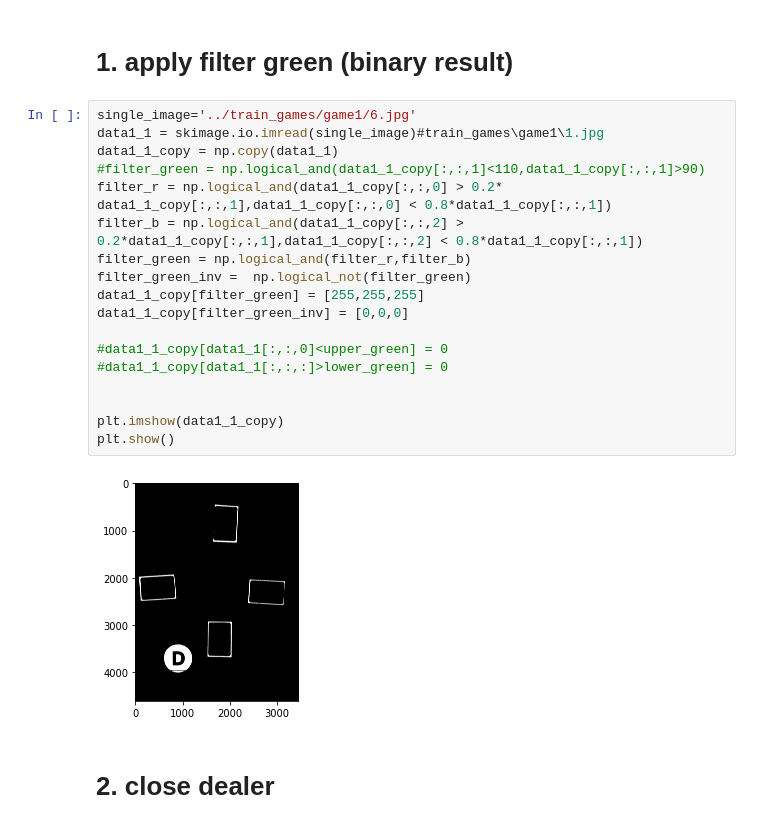
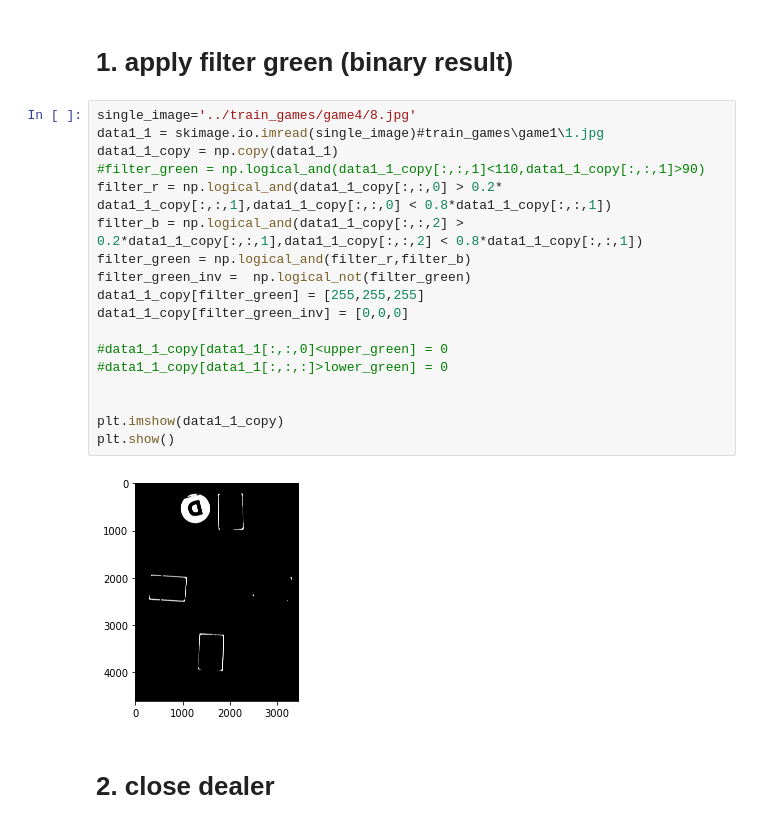
Before and after one commit to yy-suisse/Image_analysis_project, a Jupyter notebook: yuan/try_extract_card.ipynb, the cells around one changed output. Saved outputs shown, nothing was run; the diff lists cells and outputs as text.

```diff
--- a/yuan/try_extract_card.ipynb
+++ b/yuan/try_extract_card.ipynb
@@ -86,25 +86,25 @@ plt.imshow(green)
 # %% [markdown]
 # 1. apply filter green (binary result)
 # %%
-single_image='../train_games/game1/6.jpg'
+single_image='../train_games/game4/8.jpg'
 data1_1 = skimage.io.imread(single_image)#train_games\game1\1.jpg
 data1_1_copy = np.copy(data1_1)
 #filter_green = np.logical_and(data1_1_copy[:,:,1]<110,data1_1_copy[:,:,1]>90)
 filter_r = np.logical_and(data1_1_copy[:,:,0] > 0.2* data1_1_copy[:,:,1],data1_1_copy[:,:,0] < 0.8*data1_1_copy[:,:,1])
 filter_b = np.logical_and(data1_1_copy[:,:,2] > 0.2*data1_1_copy[:,:,1],data1_1_copy[:,:,2] < 0.8*data1_1_copy[:,:,1])
 filter_green = np.logical_and(filter_r,filter_b)
 filter_green_inv =  np.logical_not(filter_green)
 data1_1_copy[filter_green] = [255,255,255]
 data1_1_copy[filter_green_inv] = [0,0,0]
 
 #data1_1_copy[data1_1[:,:,0]<upper_green] = 0
 #data1_1_copy[data1_1[:,:,:]>lower_green] = 0
 
 
 plt.imshow(data1_1_copy)
 plt.show()
 # %% [output]
-[figure, old version]
+[figure, new version]
 # %% [markdown]
 # 2. close dealer
 # %%
```
Also changed, not shown: 6 other files.
